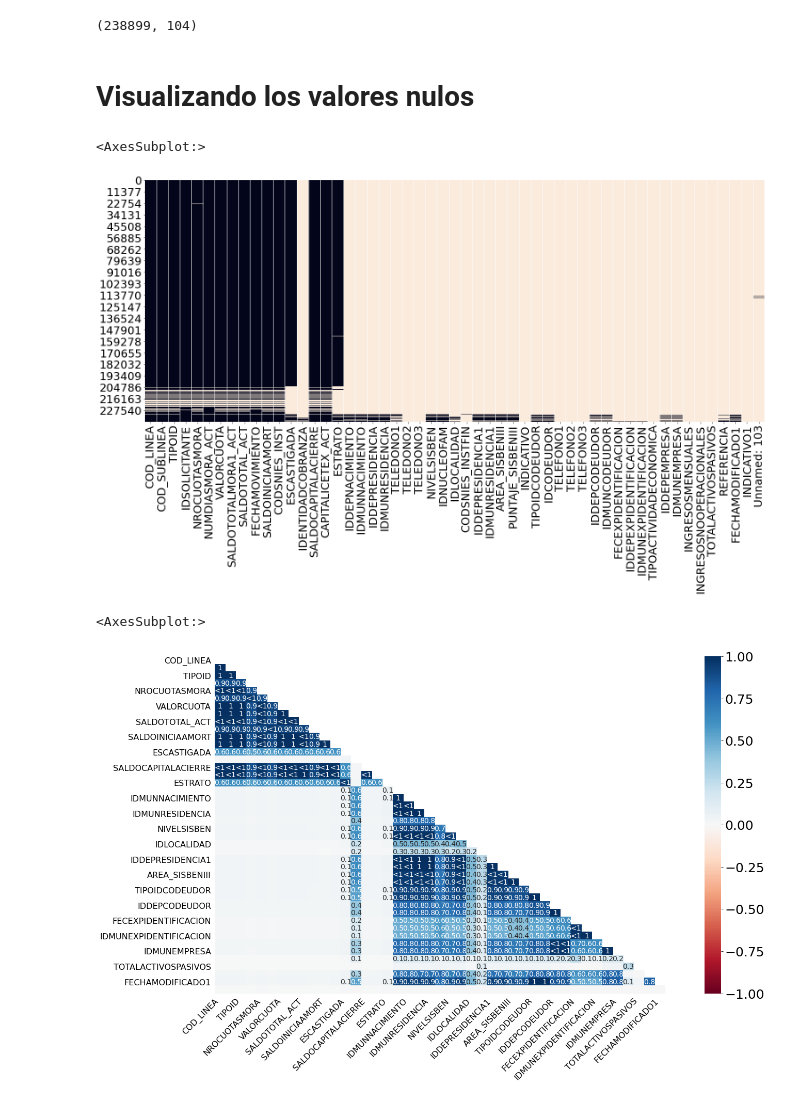
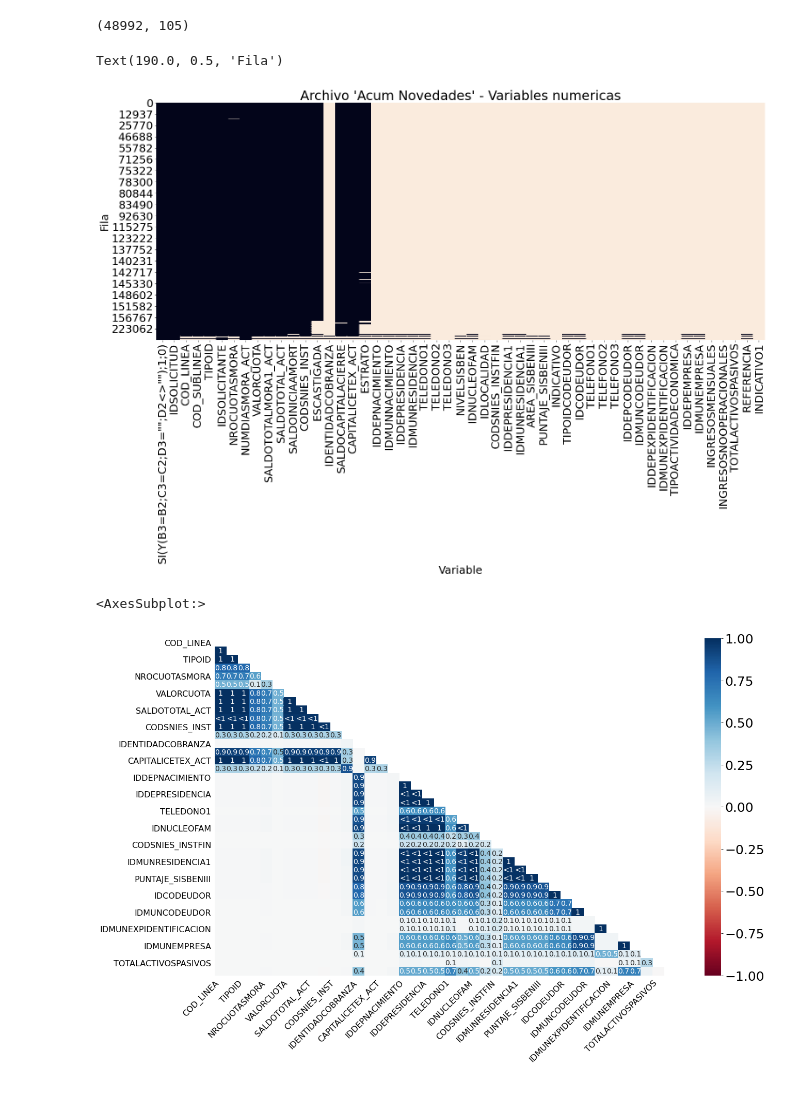
Before and after one commit to jebeltranb/ICETEX, a Jupyter notebook: EDA_Punished_Portfolio.ipynb, the cells around one changed output. Drawn from its saved outputs; the diff is of its cells as text; code cells hidden in the pictures.

```diff
--- a/EDA_Punished_Portfolio.ipynb
+++ b/EDA_Punished_Portfolio.ipynb
@@ -9,0 +17,3 @@ from pandas_profiling import ProfileReport
+# %%
+punished = pd.read_csv("data/IdSolicitudCastigada.csv")
+punished.shape
@@ -11,0 +45,4 @@ df = pd.read_excel("data/AcunNovedades_vinculo tota hasta 17-11-2020.xlsx")
+# %%
+df = df.sort_values(by=['Origen'])
+df = df.iloc[:4900]
+df.head()
@@ -12,4 +61,6 @@ df = pd.read_excel("data/AcunNovedades_vinculo tota hasta 17-11-2020.xlsx")
+# %%
+df = df[df['IDSOLICITUD'].isin(punished['IDSOLICITUD'])]
 # %%
 df.shape
 # %% [output]
-(238899, 104)
+(48992, 105)
@@ -20,5 +67,3 @@ profile.to_file("output.html")
-# %% [markdown]
-# Visualizando los valores nulos
 # %%
 features = pd.DataFrame(df.dtypes)
 features.columns = ['type']
@@ -30,15 +75,18 @@ features_d = features[features['type'] == '<M8[ns]'].index
 # %%
 plt.rcParams.update({'font.size': 25})
 plt.figure(figsize=(25,10))
 sns.heatmap(df[features_f].isnull(), cbar=False)
+plt.title("Archivo 'Acum Novedades' - Variables numericas")
+plt.xlabel('Variable')
+plt.ylabel('Fila')
 # %% [output]
-<AxesSubplot:>
+Text(190.0, 0.5, 'Fila')
-[figure, old version]
+[figure, new version]
 # %%
 msno.heatmap(df[features_f])
 # %% [output]
 <AxesSubplot:>
-[figure, old version]
+[figure, new version]
 # %%
 plt.figure(figsize=(25,10))
 sns.heatmap(df[features_o].isnull(), cbar=False)
```
Also changed, not shown: parts of 57 cells of this notebook.
